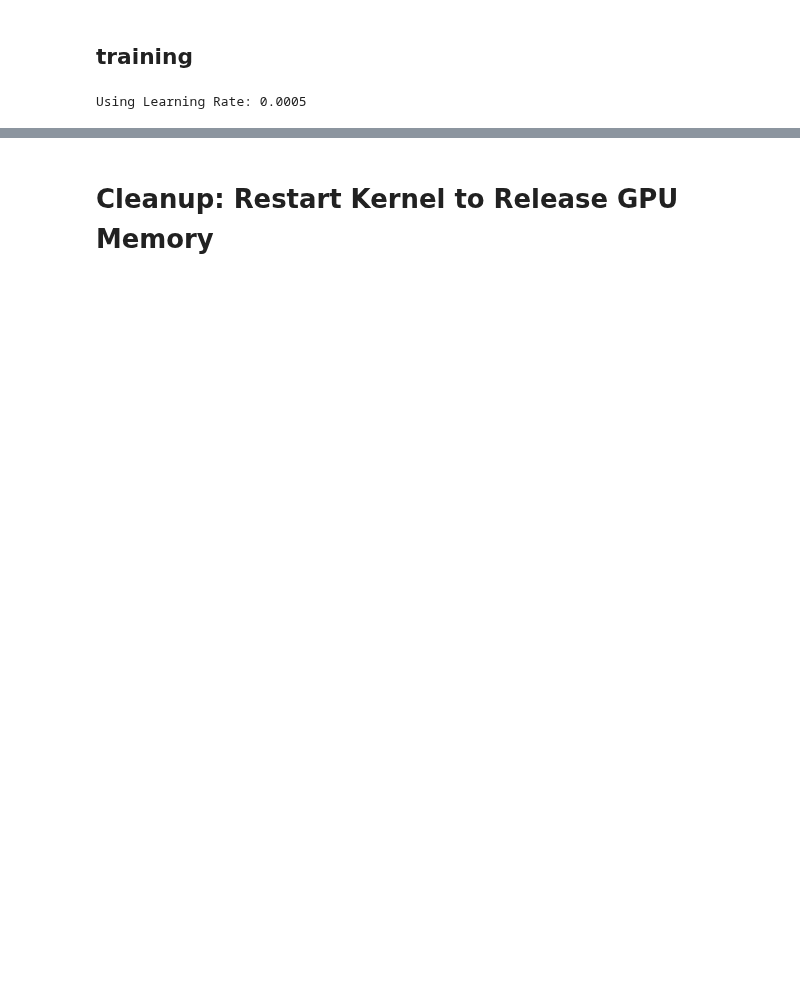
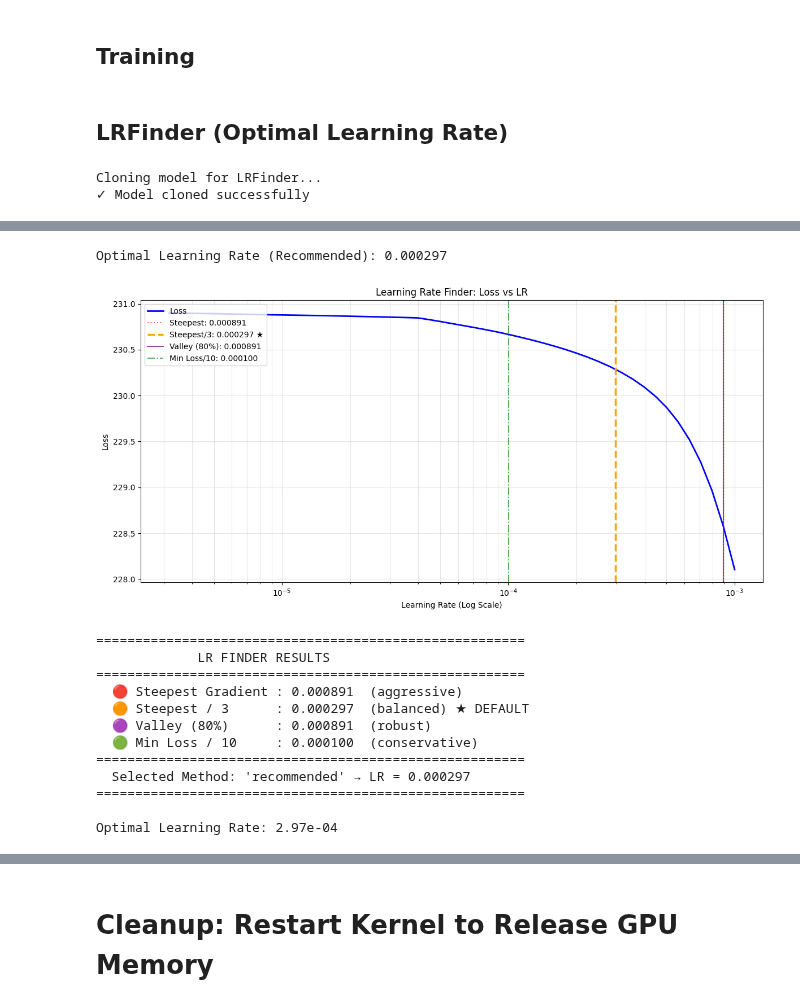
Before and after one commit to cataluna84/Generative_Deep_Learning, a Jupyter notebook: v1/notebooks/03_03_vae_digits_train.ipynb, the cells around one changed output, grey strips where cells are left out. Drawn from its saved outputs; the diff is of its cells as text; code cells hidden in the pictures; blank space fills up the shorter version.

Commit message:
feat: Implement dynamic batch sizing and LRFinder, and standardize VAE/AE notebooks with Keras 3 fixes.

```diff
--- a/v1/notebooks/03_03_vae_digits_train.ipynb
+++ b/v1/notebooks/03_03_vae_digits_train.ipynb
@@ -122,0 +179,19 @@ Model: "functional_2"
+# %%
+# ═══════════════════════════════════════════════════════════════════════════════
+# DYNAMIC BATCH SIZE CALCULATION
+# ═══════════════════════════════════════════════════════════════════════════════
+# Uses binary search with OOM detection to find optimal batch size.
+
+BATCH_SIZE = find_optimal_batch_size(
+    model=vae.model,
+    input_shape=INPUT_DIM,
+    min_batch_size=64,
+    max_batch_size=2048,
+    log_to_wandb=False,  # Log after W&B init
+)
+
+# Scale epochs to maintain equivalent training updates
+EPOCHS = calculate_adjusted_epochs(REFERENCE_EPOCHS, REFERENCE_BATCH_SIZE, BATCH_SIZE)
+
+print(f"\nBatch size: {BATCH_SIZE} (reference: {REFERENCE_BATCH_SIZE})")
+print(f"Epochs: {EPOCHS} (reference: {REFERENCE_EPOCHS})")
@@ -123,3 +221,3 @@ Model: "functional_2"
 # %% [markdown]
-## training
+## Training
 # %%
@@ -128,7 +230,35 @@ R_LOSS_FACTOR = 1000
-# %%
-# VAE models cannot use LRFinder due to Lambda layer with custom 'sampling' function
-# that isn't registered with Keras serialization. Using fixed learning rate instead.
-OPTIMAL_LR = LEARNING_RATE
-print(f"Using Learning Rate: {OPTIMAL_LR}")
-# %% [output]
-Using Learning Rate: 0.0005
+# %% [markdown]
+## LRFinder (Optimal Learning Rate)
+# %%
+# ═══════════════════════════════════════════════════════════════════════════════
+# LRFINDER - FIND OPTIMAL LEARNING RATE
+# ═══════════════════════════════════════════════════════════════════════════════
+# Clone the model and run LRFinder to find optimal learning rate.
+# The sampling function is now serializable, enabling model cloning.
+
+import tensorflow as tf
+from keras.optimizers import Adam
+import keras.ops as ops  # Keras 3.0+ uses ops instead of backend
+
+# Define reconstruction loss for LRFinder (same as VAE uses)
+def vae_r_loss(y_true, y_pred):
+    """Weighted reconstruction loss (MSE) for LRFinder."""
+    return R_LOSS_FACTOR * ops.mean(ops.square(y_true - y_pred), axis=[1, 2, 3])
+
+# Clone model for LRFinder
+print("Cloning model for LRFinder...")
+lr_model = tf.keras.models.clone_model(vae.model)
+lr_model.compile(loss=vae_r_loss, optimizer=Adam(learning_rate=1e-6))
+print("✓ Model cloned successfully")
+
+# Run LRFinder
+lr_finder = LRFinder(min_lr=1e-6, max_lr=1e-1, steps=100)
+lr_model.fit(x_train, x_train, epochs=2, batch_size=BATCH_SIZE, callbacks=[lr_finder], verbose=0)
+
+# Plot and get optimal LR
+lr_finder.plot_loss()
+OPTIMAL_LR = lr_finder.get_optimal_lr()
+print(f"\nOptimal Learning Rate: {OPTIMAL_LR:.2e}")
+# %% [output]
+Cloning model for LRFinder...
+✓ Model cloned successfully
@@ -135 +273,15 @@ Using Learning Rate: 0.0005
+Optimal Learning Rate (Recommended): 0.000297
+[figure, added]
+=======================================================
+             LR FINDER RESULTS
+=======================================================
+  🔴 Steepest Gradient : 0.000891  (aggressive)
+  🟠 Steepest / 3      : 0.000297  (balanced) ★ DEFAULT
+  🟣 Valley (80%)      : 0.000891  (robust)
+  🟢 Min Loss / 10     : 0.000100  (conservative)
+=======================================================
+  Selected Method: 'recommended' → LR = 0.000297
+=======================================================
+
+Optimal Learning Rate: 2.97e-04
 # %%
```
Also changed, not shown: parts of 29 cells of this notebook, 18 other files.
